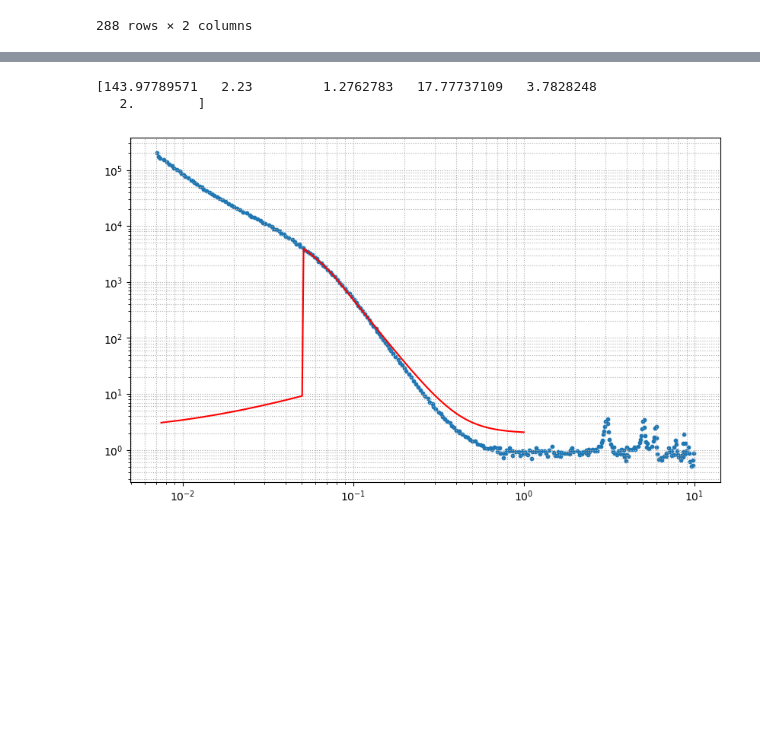
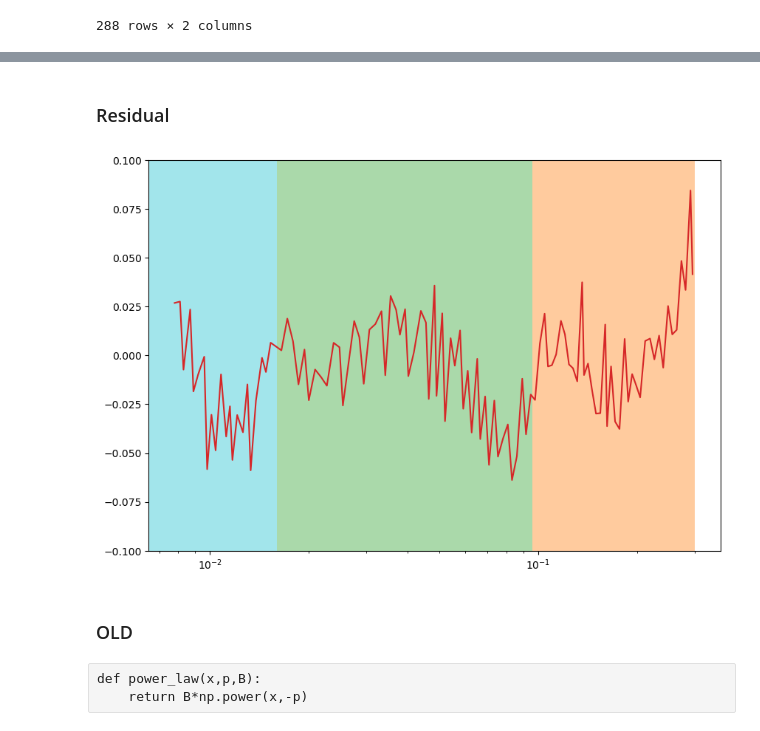
Before and after one commit to Athropos/ncplugin-SANSND, a Jupyter notebook: testcode/data/Teshi_fit.ipynb, the cells around one changed output, grey strips where cells are left out. Drawn from its saved outputs; the diff is of its cells as text; code cells hidden in the pictures; blank space fills up the shorter version.

```diff
--- a/testcode/data/Teshi_fit.ipynb
+++ b/testcode/data/Teshi_fit.ipynb
@@ -254,22 +121,22 @@ def GuinierANDPorodANDpl(x,A,p,s,rg,m,b):
-# %%
-fig, ax = plt.subplots(1,1, figsize=(10, 6), dpi=100)
-mask_fit_porod = (data["q"]>0.0075) & (data["q"]<0.3)
-popt,pcov = curve_fit(GuinierANDPorodANDpl,
-                      data["q"][mask_fit_porod],
-                      data["I"][mask_fit_porod],
-                      p0=[67,2.23,1.5,14.74,4.14,0.85],
-                      bounds=((0, 2,1, 0, 3, 0.85),(np.inf,3,np.inf,20, 10,2)))
-perr = np.sqrt(np.diag(pcov))
-print(popt)
-plt.scatter(data["q"],data["I"],s=10)
-
-x_fit = [x for x in np.linspace(0.0075,1,1000)]
-y_fit=GuinierANDPorodANDpl(pd.Series(x_fit),*popt)
-plt.plot(x_fit,y_fit, c="r")
-plt.xscale("log")
-plt.yscale("log")
-plt.grid(ls=":",which="both")
-# %% [output]
-[143.97789571   2.23         1.2762783   17.77737109   3.7828248
-   2.        ]
-[figure, removed]
+# %% [markdown]
+### Residual
+# %%
+fig, ax = plt.subplots(1,1, figsize=(10, 7), dpi=100)
+
+residual_GP = (data["I"][mask_fit_guinierANDporod] - GuinierANDPorod(data["q"][mask_fit_guinierANDporod],*popt))/data["I"][mask_fit_guinierANDporod]
+residual_pl = (data["I"][mask_fit_PL] - power_law2(data["q"][mask_fit_PL],*popt2))/data["I"][mask_fit_PL]
+
+plt.plot(pd.concat([data["q"][mask_fit_PL],data["q"][mask_fit_guinierANDporod]]),pd.concat([residual_pl,residual_GP]), c="tab:red")
+xmin, xmax = ax.get_xlim()
+plt.axvspan(xmin,q1, facecolor='tab:cyan', alpha=0.4)
+plt.axvspan(q1,q2, facecolor='tab:green', alpha=0.4)
+plt.axvspan(q2,0.3, facecolor='tab:orange', alpha=0.4)
+plt.ylim(-0.1,0.1)
+plt.xscale("log")
+# %% [output]
+[figure, added]
+# %% [markdown]
+### OLD
+# %% [raw]
+def power_law(x,p,B):
+    return B*np.power(x,-p)
```
Also changed, not shown: parts of 27 cells of this notebook, 8 other files.
